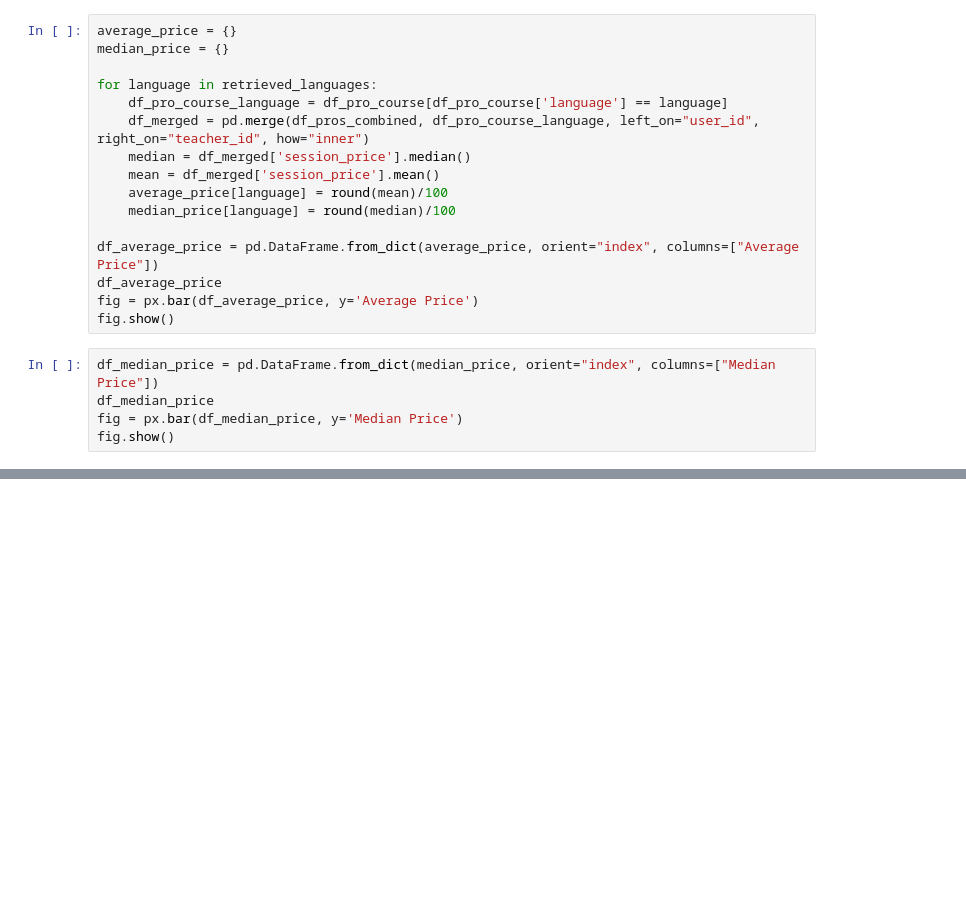
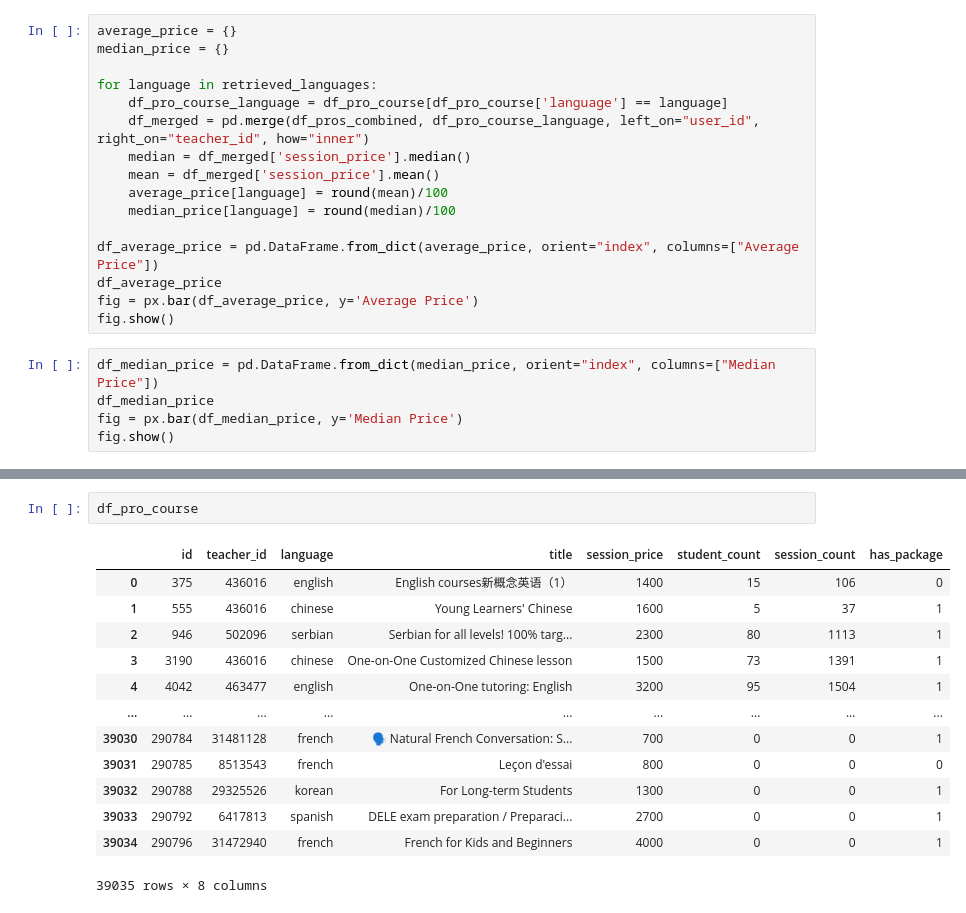
Before and after one commit to ernmin/Project4GA, a Jupyter notebook: EDA/EDA.ipynb, the cells around one changed output, grey strips where cells are left out. Drawn from its saved outputs; the diff is of its cells as text; blank space fills up the shorter version.

```diff
--- a/EDA/EDA.ipynb
+++ b/EDA/EDA.ipynb
@@ -533,0 +702,16 @@ fig.show()
+# %%
+df_pro_course
+# %% [output]
+|  | id | teacher_id | language | title | session_price | student_count | session_count | has_package |
+| 0 | 375 | 436016 | english | English courses新概念英语（1） | 1400 | 15 | 106 | 0 |
+| 1 | 555 | 436016 | chinese | Young Learners' Chinese | 1600 | 5 | 37 | 1 |
+| 2 | 946 | 502096 | serbian | Serbian for all levels! 100% targ... | 2300 | 80 | 1113 | 1 |
+| 3 | 3190 | 436016 | chinese | One-on-One Customized Chinese lesson | 1500 | 73 | 1391 | 1 |
+| 4 | 4042 | 463477 | english | One-on-One tutoring: English | 3200 | 95 | 1504 | 1 |
+| ... | ... | ... | ... | ... | ... | ... | ... | ... |
+| 39030 | 290784 | 31481128 | french | 🗣️ Natural French Conversation: S... | 700 | 0 | 0 | 1 |
+| 39031 | 290785 | 8513543 | french | Leçon d'essai | 800 | 0 | 0 | 0 |
+| 39032 | 290788 | 29325526 | korean | For Long-term Students | 1300 | 0 | 0 | 1 |
+| 39033 | 290792 | 6417813 | spanish | DELE exam preparation / Preparaci... | 2700 | 0 | 0 | 1 |
+| 39034 | 290796 | 31472940 | french | French for Kids and Beginners | 4000 | 0 | 0 | 1 |
+39035 rows × 8 columns
```
Also changed, not shown: parts of 28 cells of this notebook.
